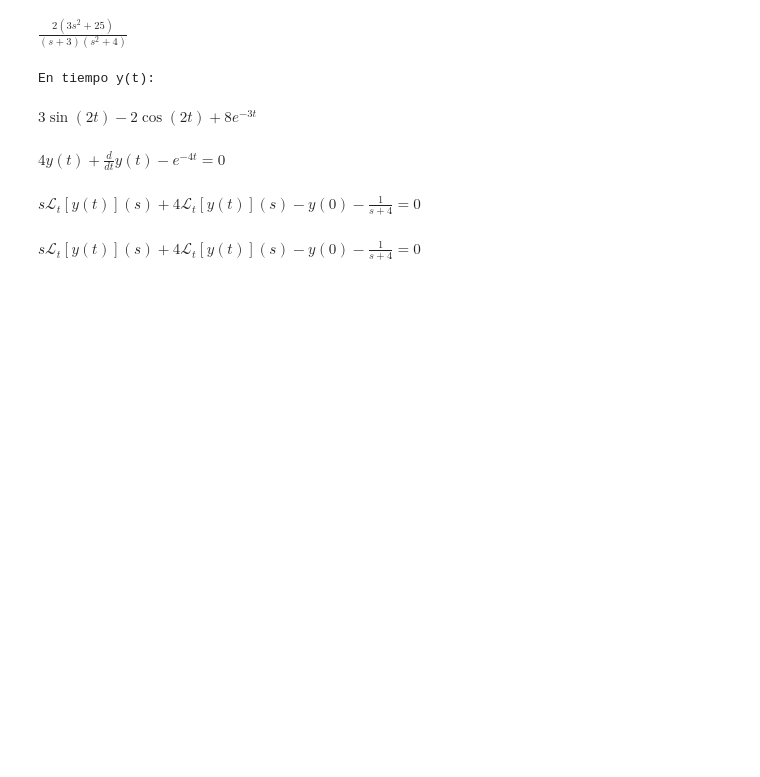
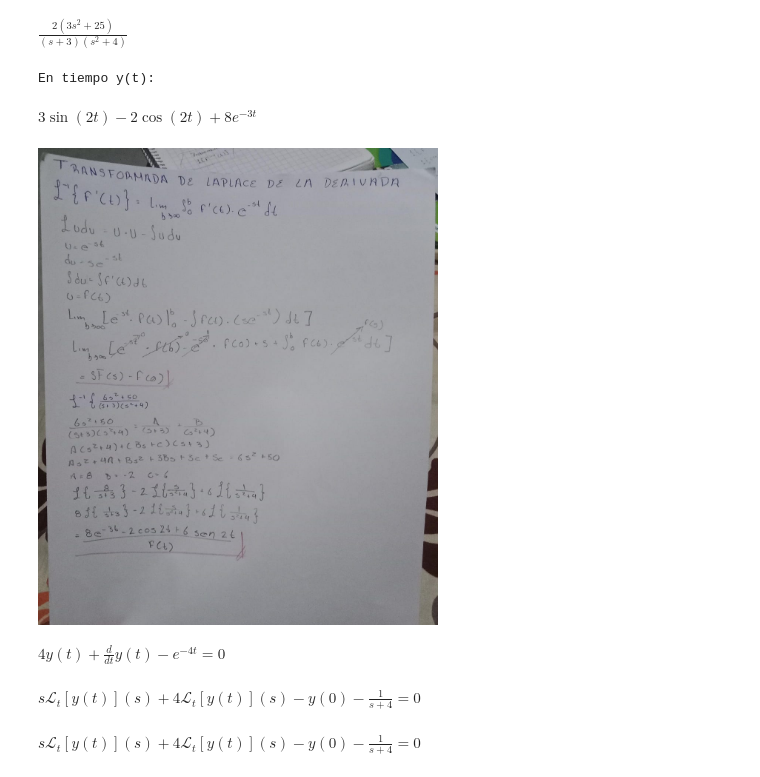
Before and after one commit to 250110609-ship-it/M.A.C, a Jupyter notebook: Plantilla-Problemario-tema-2.ipynb, the cells around one changed output. Saved outputs shown, nothing was run; the diff lists cells and outputs as text; code cells hidden in the pictures; blank space fills up the shorter version.

```diff
--- a/Plantilla-Problemario-tema-2.ipynb
+++ b/Plantilla-Problemario-tema-2.ipynb
@@ -599,6 +638,11 @@ En frecuencia Y(s):
 $\displaystyle \frac{2 \left(3 s^{2} + 25\right)}{\left(s + 3\right) \left(s^{2} + 4\right)}$
 En tiempo y(t):
 $\displaystyle 3 \sin{\left(2 t \right)} - 2 \cos{\left(2 t \right)} + 8 e^{- 3 t}$
+# %%
+from IPython.display import Image
+Image(filename="10.jpeg", width=400, height=400)
+# %% [output]
+[figure, added]
 # %%
 # Importando módulos necesarios
 %matplotlib inline
```
Also changed, not shown: parts of 15 cells of this notebook.
